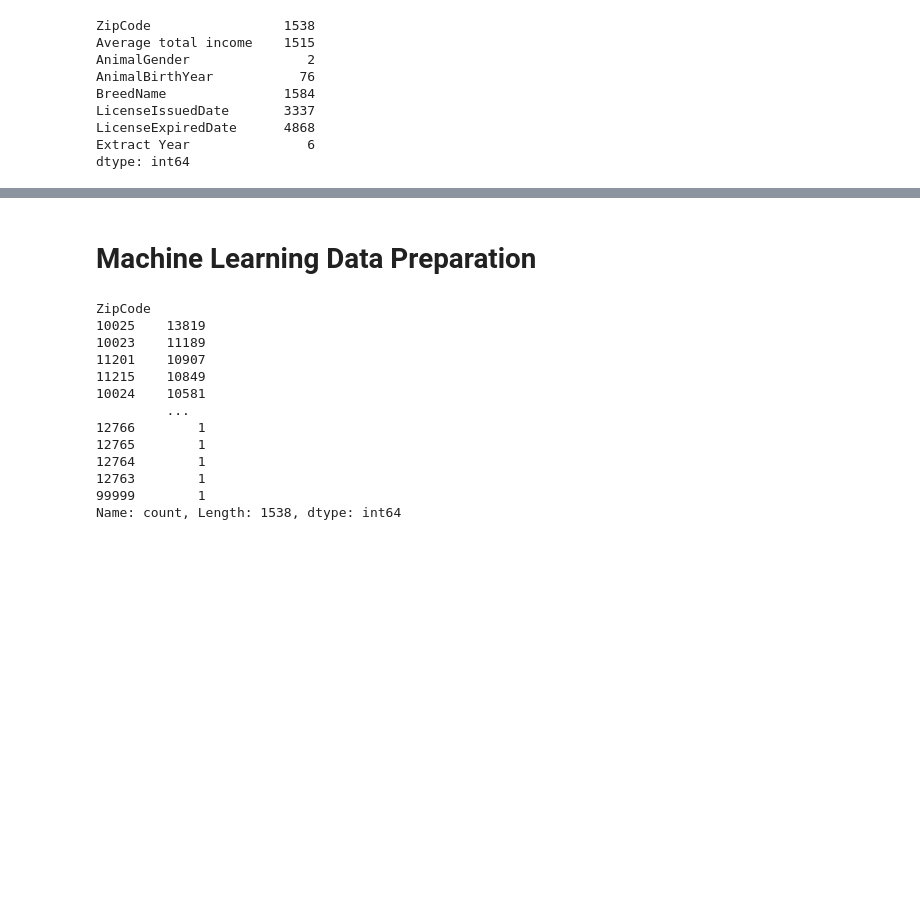
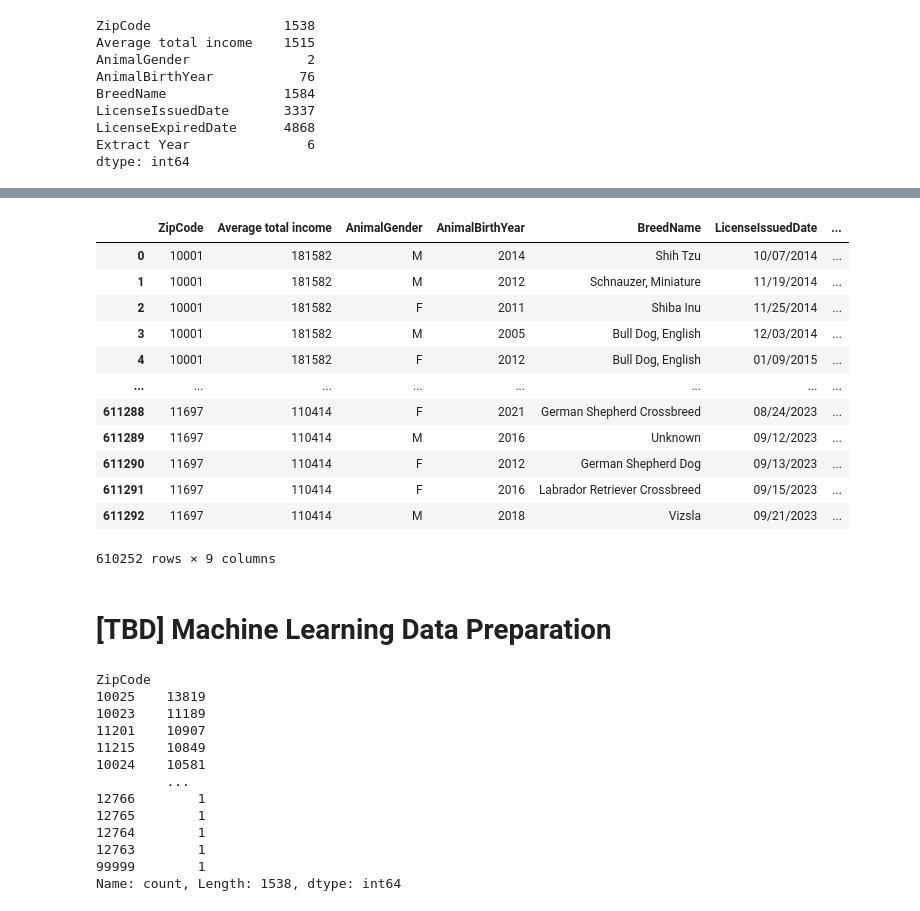
Before and after one commit to sylHut/tailored_tails, a Jupyter notebook: project_4_SH.ipynb, the cells around one changed output, grey strips where cells are left out. Saved outputs shown, nothing was run; the diff lists cells and outputs as text; code cells hidden in the pictures; blank space fills up the shorter version.

```diff
--- a/project_4_SH.ipynb
+++ b/project_4_SH.ipynb
@@ -212,5 +266,23 @@ merged_df.to_csv('merged_df.csv', index=False)
+# %%
+# Drop rows where 'Borough' column has the value 'Others'
+boroughs_df = merged_df[merged_df['Borough'] != 'Others']
+boroughs_df
+# %% [output]
+|  | ZipCode | Average total income | AnimalGender | AnimalBirthYear | BreedName | LicenseIssuedDate | ... |
+| 0 | 10001 | 181582 | M | 2014 | Shih Tzu | 10/07/2014 | ... |
+| 1 | 10001 | 181582 | M | 2012 | Schnauzer, Miniature | 11/19/2014 | ... |
+| 2 | 10001 | 181582 | F | 2011 | Shiba Inu | 11/25/2014 | ... |
+| 3 | 10001 | 181582 | M | 2005 | Bull Dog, English | 12/03/2014 | ... |
+| 4 | 10001 | 181582 | F | 2012 | Bull Dog, English | 01/09/2015 | ... |
+| ... | ... | ... | ... | ... | ... | ... | ... |
+| 611288 | 11697 | 110414 | F | 2021 | German Shepherd Crossbreed | 08/24/2023 | ... |
+| 611289 | 11697 | 110414 | M | 2016 | Unknown | 09/12/2023 | ... |
+| 611290 | 11697 | 110414 | F | 2012 | German Shepherd Dog | 09/13/2023 | ... |
+| 611291 | 11697 | 110414 | F | 2016 | Labrador Retriever Crossbreed | 09/15/2023 | ... |
+| 611292 | 11697 | 110414 | M | 2018 | Vizsla | 09/21/2023 | ... |
+610252 rows × 9 columns
 # %% [markdown]
-# Machine Learning Data Preparation
+# [TBD] Machine Learning Data Preparation
 # %%
 # Look at ZipCode value counts for binning
 nyc_zipcode_count = merged_df['ZipCode'].value_counts()
```
Also changed, not shown: parts of 9 cells of this notebook.
